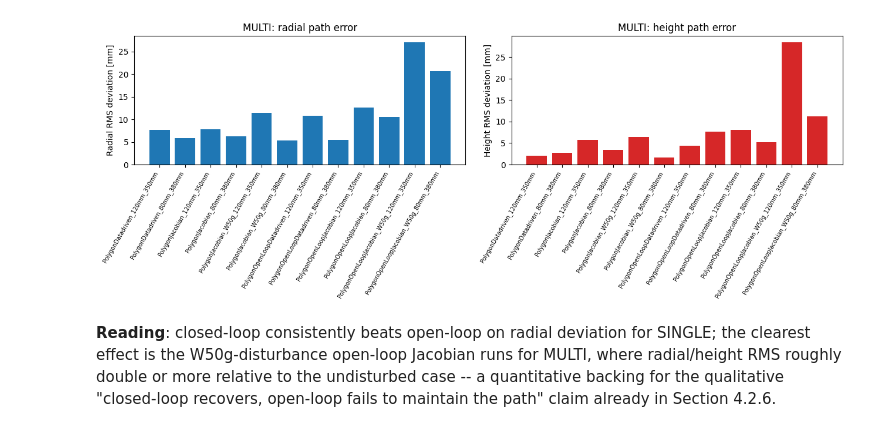
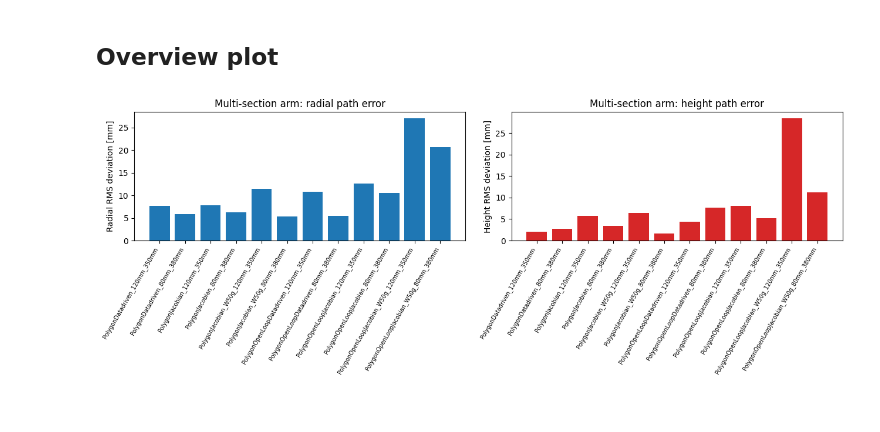
Before and after one commit to CREATE-Lab-EPFL/VisionSoftControl, a Jupyter notebook: MULTI/MULTI_path_error_metrics.ipynb, the cells around one changed output. Saved outputs shown, nothing was run; the diff lists cells and outputs as text; code cells hidden in the pictures.

```diff
--- a/MULTI/MULTI_path_error_metrics.ipynb
+++ b/MULTI/MULTI_path_error_metrics.ipynb
@@ -7,0 +36,15 @@ and with/without the 50 g disturbance. See `path_error_metrics.py`.
+# %%
+multi = {}
+for f in sorted(glob.glob("results/Polygon*_30sides_*.npz")):
+    d = np.load(f)
+    multi[f] = path_metrics(d["mocap"][:, :3], d["target"][:, :3])
+with open("results/PathErrorMetrics.json", "w") as fh:
+    json.dump(multi, fh, indent=2)
+
+ROWS = [("Closed-loop, model-based", "Jacobian"), ("Closed-loop, data-driven", "Datadriven"),
+        ("Open-loop, model-based", "OpenLoopJacobian"), ("Open-loop, data-driven", "OpenLoopDatadriven"),
+        ("Closed-loop, model-based, 50 g", "Jacobian_W50g"), ("Open-loop, model-based, 50 g", "OpenLoopJacobian_W50g")]
+print("RMS path error [mm], radial / height")
+for name, key in ROWS:
+    a = multi[f"results/Polygon{key}_30sides_120mm_350mm.npz"]; b = multi[f"results/Polygon{key}_30sides_80mm_380mm.npz"]
+    print(f"{name:32s} 120 mm, 350 mm: {a['radial_rms']:.2f} / {a['height_rms']:.2f}    80 mm, 380 mm: {b['radial_rms']:.2f} / {b['height_rms']:.2f}")
@@ -8,37 +59,23 @@ and with/without the 50 g disturbance. See `path_error_metrics.py`.
+# %% [markdown]
+## Overview plot
 # %%
-
-import json
-import numpy as np
-import matplotlib.pyplot as plt
-
-with open("results/PathErrorMetrics.json") as f:
-    multi = json.load(f)
-
 def short_name_multi(k):
     return k.split("/")[-1].replace(".npz", "").replace("30sides_", "")
 
 labels_m = [short_name_multi(k) for k in multi]
 radial_m = [v["radial_rms"] for v in multi.values()]
 height_m = [v["height_rms"] for v in multi.values()]
 
 fig, axes = plt.subplots(1, 2, figsize=(13, 5))
 x = np.arange(len(labels_m))
 axes[0].bar(x, radial_m, color="#1f77b4")
 axes[0].set_xticks(x); axes[0].set_xticklabels(labels_m, rotation=60, ha="right", fontsize=7)
-axes[0].set_ylabel("Radial RMS deviation [mm]"); axes[0].set_title("MULTI: radial path error")
-
+axes[0].set_ylabel("Radial RMS deviation [mm]"); axes[0].set_title("Multi-section arm: radial path error")
 axes[1].bar(x, height_m, color="#d62728")
 axes[1].set_xticks(x); axes[1].set_xticklabels(labels_m, rotation=60, ha="right", fontsize=7)
-axes[1].set_ylabel("Height RMS deviation [mm]"); axes[1].set_title("MULTI: height path error")
+axes[1].set_ylabel("Height RMS deviation [mm]"); axes[1].set_title("Multi-section arm: height path error")
 plt.tight_layout()
 plt.savefig("results/multi_path_error.pdf")
 plt.show()
 # %% [output]
-[figure, old version]
+[figure, new version]
-# %% [markdown]
-**Reading**: closed-loop consistently beats open-loop on radial deviation for
-SINGLE; the clearest effect is the W50g-disturbance open-loop Jacobian runs
-for MULTI, where radial/height RMS roughly double or more relative to the
-undisturbed case -- a quantitative backing for the qualitative "closed-loop
-recovers, open-loop fails to maintain the path" claim already in Section
-4.2.6.
```
Also changed, not shown: parts of 5 cells of this notebook, 33 other files.
